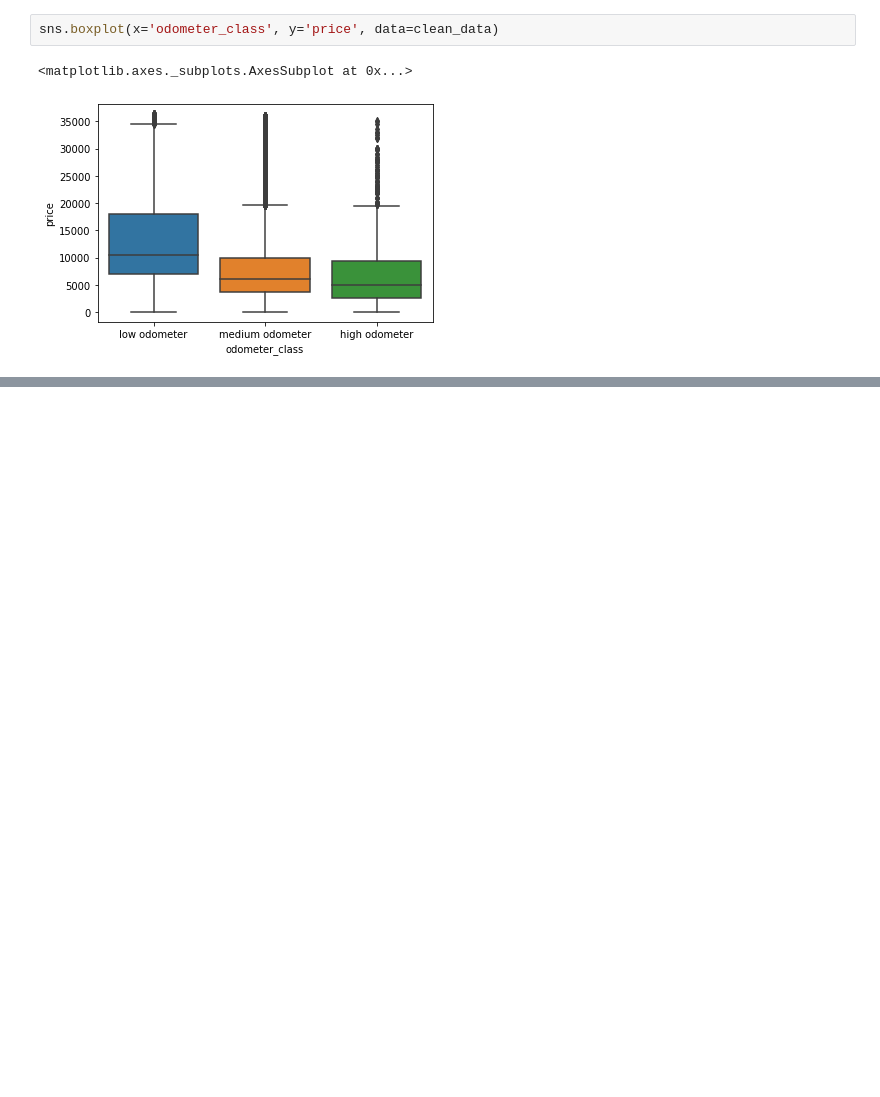
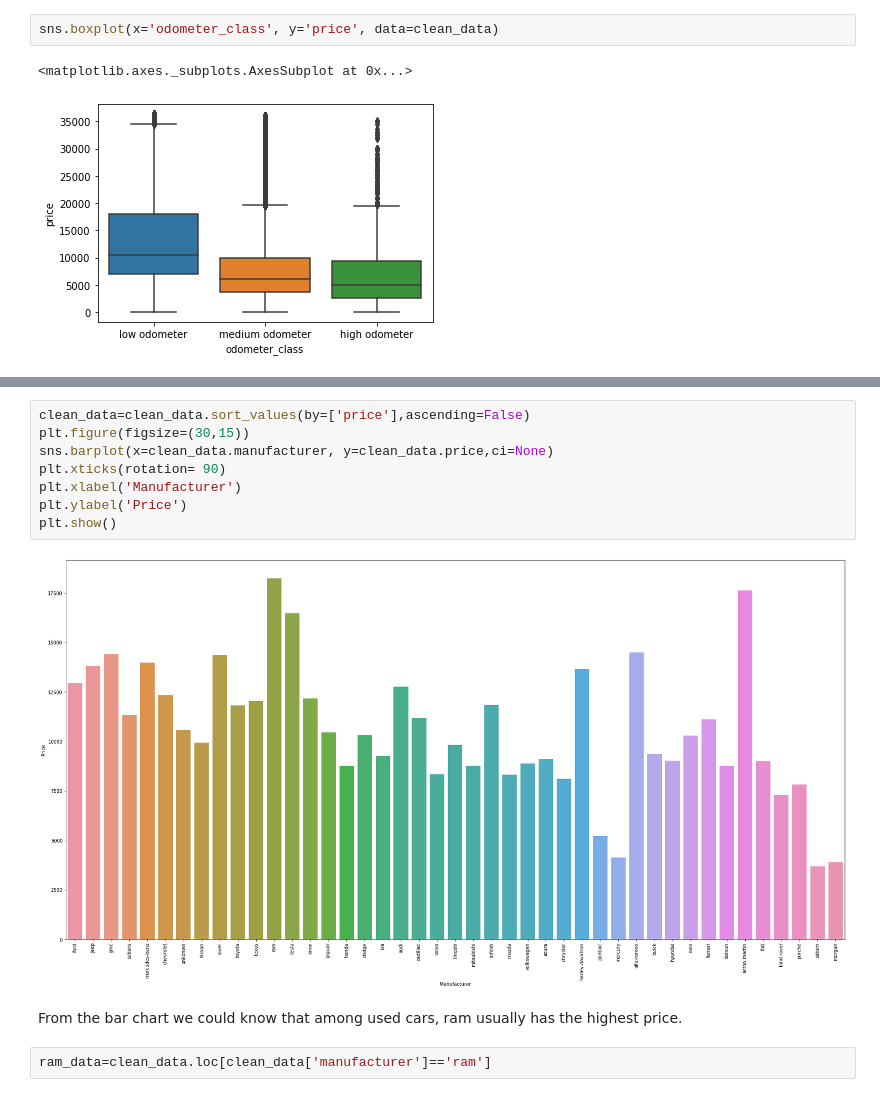
Before and after one commit to fysophia0302/Capstone-Projects-1, a Jupyter notebook: data_usedcar.ipynb, the cells around one changed output, grey strips where cells are left out. Cells and saved outputs as stored; diff of their text form; blank space fills up the shorter version.

```diff
--- a/data_usedcar.ipynb
+++ b/data_usedcar.ipynb
@@ -231,0 +290,14 @@ sns.boxplot(x='odometer_class', y='price', data=clean_data)
+# %%
+clean_data=clean_data.sort_values(by=['price'],ascending=False)
+plt.figure(figsize=(30,15))
+sns.barplot(x=clean_data.manufacturer, y=clean_data.price,ci=None)
+plt.xticks(rotation= 90)
+plt.xlabel('Manufacturer')
+plt.ylabel('Price')
+plt.show()
+# %% [output]
+[figure, added]
+# %% [markdown]
+From the bar chart we could know that among used cars, ram usually has the highest price.
+# %%
+ram_data=clean_data.loc[clean_data['manufacturer']=='ram']
```
Also changed, not shown: parts of 24 cells of this notebook.
